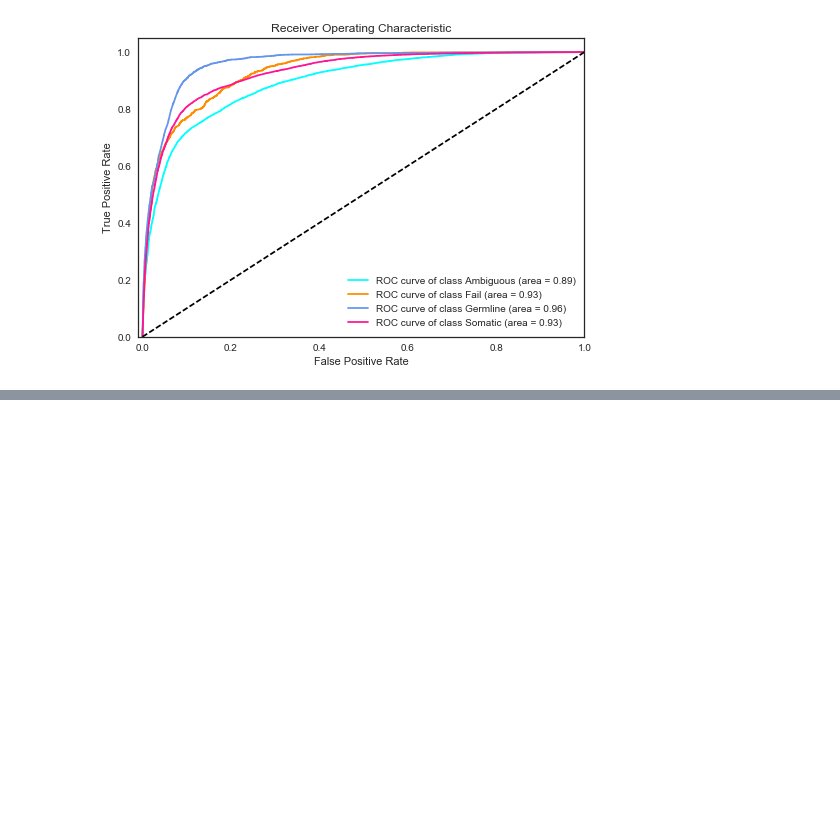
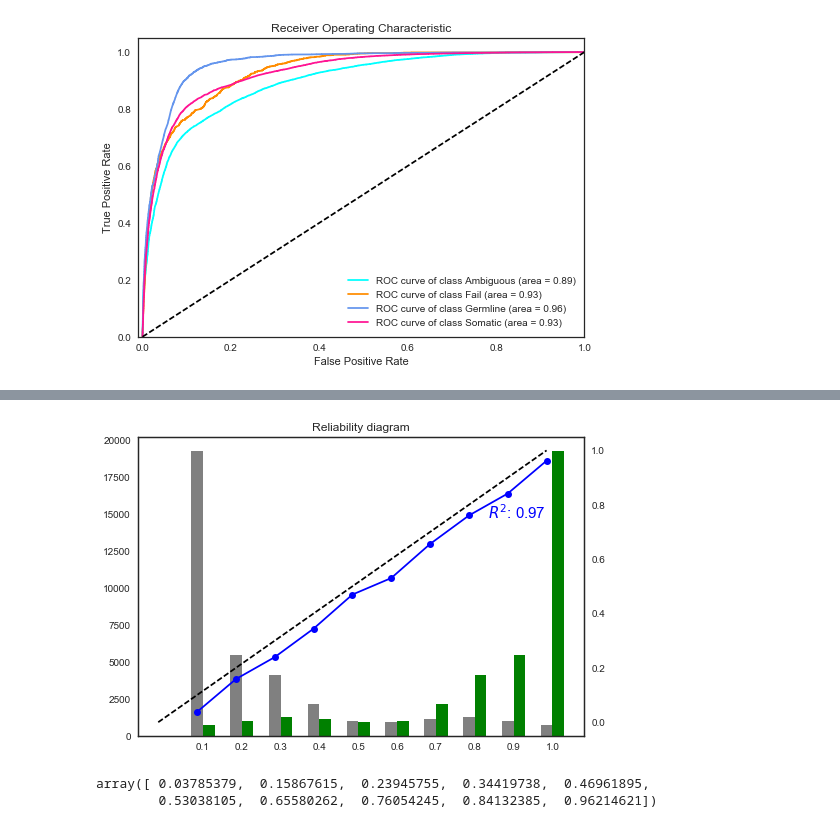
Before and after one commit to griffithlab/DeepSVR, a Jupyter notebook: notebooks/Deep learning model.ipynb, the cells around one changed output, grey strips where cells are left out. Drawn from its saved outputs; the diff is of its cells as text; code cells hidden in the pictures; blank space fills up the shorter version.

```diff
--- a/notebooks/Deep learning model.ipynb
+++ b/notebooks/Deep learning model.ipynb
@@ -184,0 +285,46 @@ plt.show()
+# %%
+prob_df = pd.DataFrame(binary_probabilities, columns=['Fail', 'Somatic'])
+
+label_index = pd.DataFrame(pd.DataFrame(np.array([np.logical_not(binary_Y),binary_Y]), dtype=bool).transpose())
+label_index.columns=['Fail', 'Somatic']
+positive_probabilities = prob_df[label_index].unstack().dropna().values
+
+positive_counts, bins = np.histogram(positive_probabilities, bins=[0,.1,.2,.3,.4,.5,.6,.7,.8,.9,1])
+
+negative_probabilities = prob_df[~label_index].unstack().dropna()
+
+negative_counts, _ = np.histogram(negative_probabilities, bins=[0,.1,.2,.3,.4,.5,.6,.7,.8,.9,1])
+
+pct_positive = positive_counts / (positive_counts + negative_counts)
+# %%
+width = 0.03       # the width of the bars
+
+fig, ax1 = plt.subplots()
+rects1 = ax1.bar(bins[1:], negative_counts, width, color='grey')
+
+rects2 = ax1.bar(bins[1:] + width, positive_counts, width, color='green')
+
+# add some text for labels, title and axes ticks
+
+ax1.set_title('Reliability diagram')
+ax1.set_xticks(bins[1:] + width / 2)
+ax1.set_xticklabels(bins[1:])
+# ax.plot(ax.get_xlim(), ax.get_ylim(), ls="--", c=".3")
+
+# ax1.legend((rects1[0], rects2[0]), ('Neg', 'Pos'), loc=5)
+
+ax2 = ax1.twinx()
+ax2.plot([0, 1], [0, 1], 'k--')
+r2 = metrics.r2_score(bins[1:], pct_positive)
+ax2.plot(bins[1:], pct_positive, "-o", color='blue')
+ax2.text(.85,.75,'$R^2$: {0:0.2f}'.format(r2), color='blue', fontsize=15)
+
+
+plt.show()
+# %% [output]
+[figure, added]
+# %%
+pct_positive
+# %% [output]
+array([ 0.03785379,  0.15867615,  0.23945755,  0.34419738,  0.46961895,
+        0.53038105,  0.65580262,  0.76054245,  0.84132385,  0.96214621])
```
Also changed, not shown: parts of 18 cells of this notebook, 1 other file.
